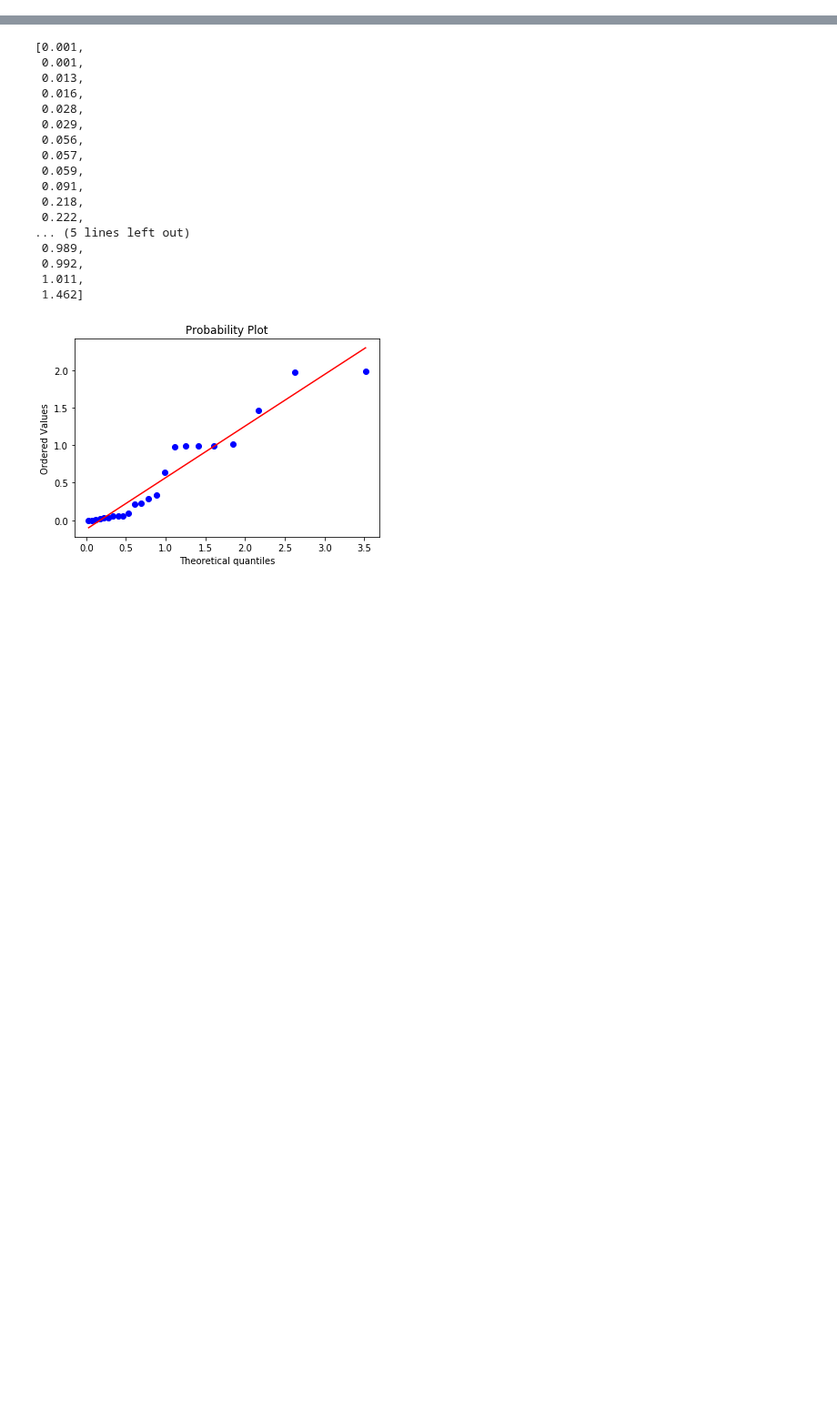
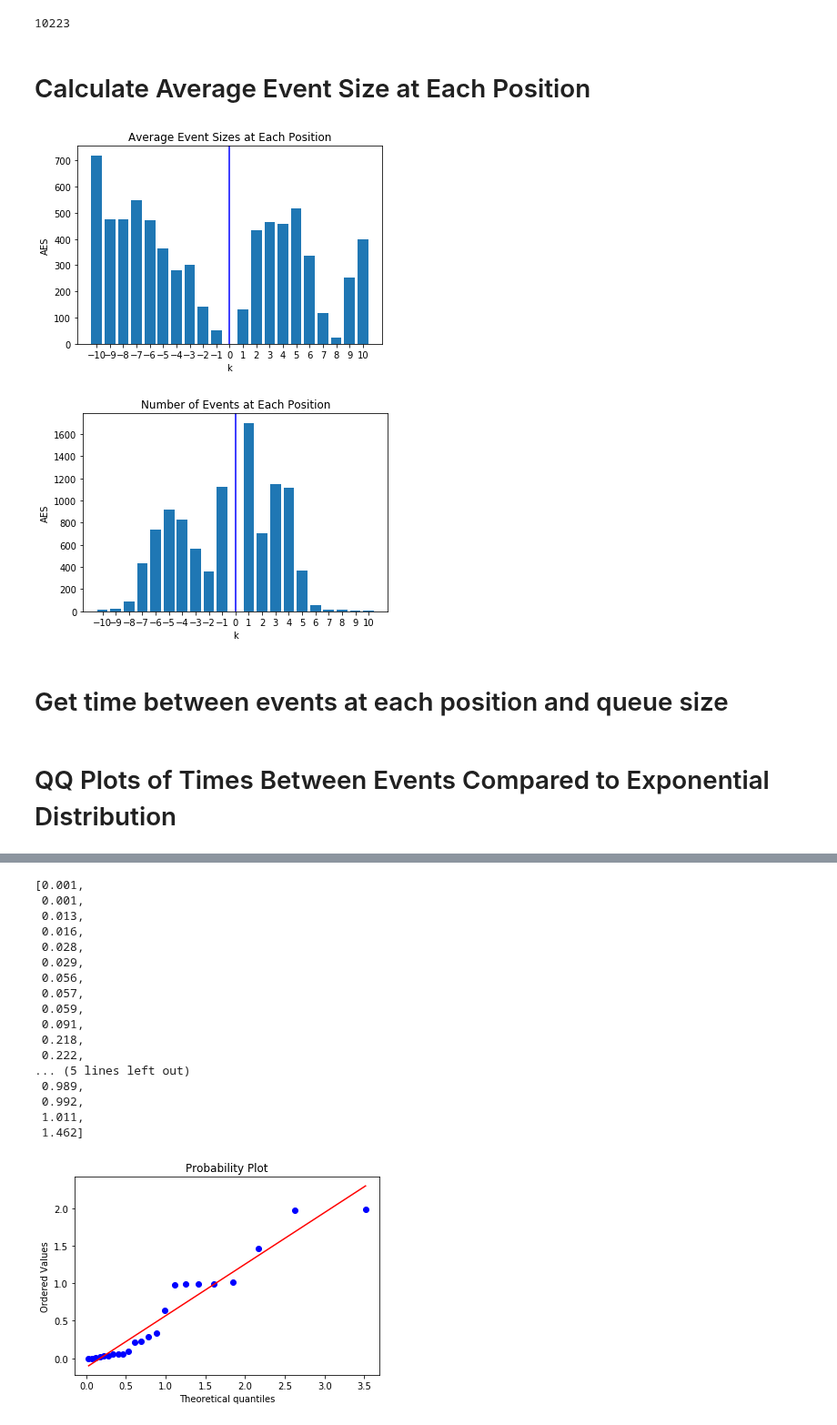
Before and after one commit to aw21/Thesis, a Jupyter notebook: QQ_Test.ipynb, the cells around one changed output, grey strips where cells are left out. Shown at 91% size. Cells and saved outputs as stored; diff of their text form; code cells hidden in the pictures; blank space fills up the shorter version.

```diff
--- a/QQ_Test.ipynb
+++ b/QQ_Test.ipynb
@@ -28,0 +22,5 @@ median_multiplier
+# %%
+with open('12_23_18_data.pkl','rb') as f:
+    updates,starting_time,K,starting_book,starting_ref_price = pickle.load(f)
+
+len(updates)
@@ -28,0 +65,66 @@ median_multiplier
+# %%
+combined_updates = []
+i = 0
+while i < len(cleaned_updates):
+    reference_price = cleaned_updates[i]['reference_price']
+    j = i
+    updates_at_reference = []
+    while (j < len(cleaned_updates)) and (cleaned_updates[j]['reference_price'] == reference_price):
+        updates_at_reference.append(cleaned_updates[j])
+        j += 1
+    updates_at_reference = sorted(updates_at_reference,key=lambda u:u['k'])
+    grouped_by_k = OrderedDict((k, list(v)) for k, v in itertools.groupby(updates_at_reference, key=lambda u:u['k']))
+    for k,us in grouped_by_k.items():
+        us = copy.deepcopy(sorted(us,key=lambda u:u['time']))
+        keep_index = [True for u in us]
+        for m in reversed(range(1,len(us))):
+            quick_same_order = (us[m]['time'] - us[m-1]['time']).total_seconds() < 0.01
+            same_sign = (us[m]['change'] * us[m-1]['change']) > 0
+            if quick_same_order and same_sign:
+                us[m-1]['change'] += us[m]['change']
+                keep_index[m] = False
+        for (u,keep) in zip(us, keep_index):
+            if keep:
+                combined_updates.append(u)
+    i = j + 1
+
+combined_updates = sorted(combined_updates,key=lambda u:u['time'])
+len(combined_updates)
+# %% [output]
+10223
+# %% [markdown]
+# Calculate Average Event Size at Each Position
+# %%
+# Get Average Event Sizes
+event_sizes = OrderedDict([(i,[]) for i in range(-K,K+1) if i != 0])
+for update in combined_updates:
+    event_sizes[update['k']].append(abs(update['change']))
+AESs = OrderedDict([(k,0) for k in range(-K,K+1) if k != 0])
+numbers_of_events = OrderedDict([(k,0) for k in range(-K,K+1) if k != 0])
+for (k,event_sizes) in event_sizes.items():
+    AESs[k] = np.mean(event_sizes)
+    numbers_of_events[k] = len(event_sizes)
+
+k,AES = zip(*AESs.items())
+
+b1 = plt.bar(k, AES)
+v = plt.axvline(x=0, color='b')
+plt.xticks([i for i in range(-K,K+1)])
+plt.title('Average Event Sizes at Each Position')
+plt.xlabel('k')
+plt.ylabel('AES')
+plt.show()
+
+k,number_of_events = zip(*numbers_of_events.items())
+b1 = plt.bar(k, number_of_events)
+v = plt.axvline(x=0, color='b')
+plt.xticks([i for i in range(-K,K+1)])
+plt.title('Number of Events at Each Position')
+plt.xlabel('k')
+plt.ylabel('AES')
+plt.show()
+# %% [output]
+[figure, added]
+[figure, added]
+# %% [markdown]
+# Get time between events at each position and queue size
@@ -28,0 +184,2 @@ median_multiplier
+# %% [markdown]
+# QQ Plots of Times Between Events Compared to Exponential Distribution
```
Also changed, not shown: parts of 11 cells of this notebook, 2 other files.
